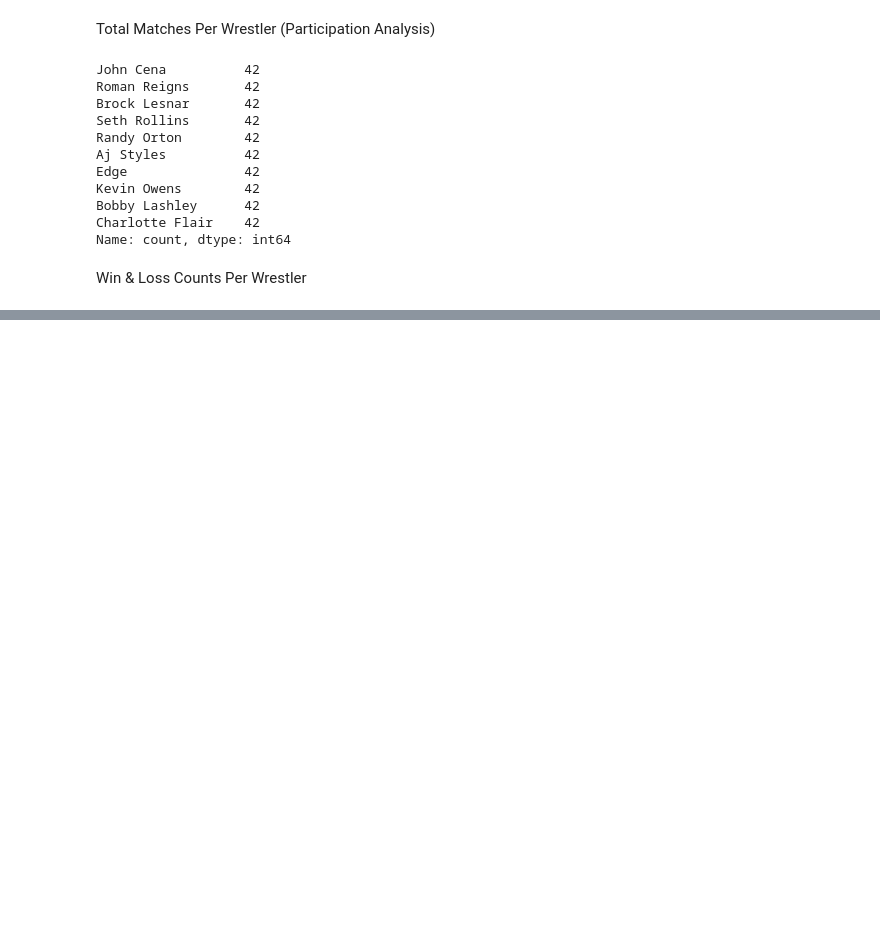
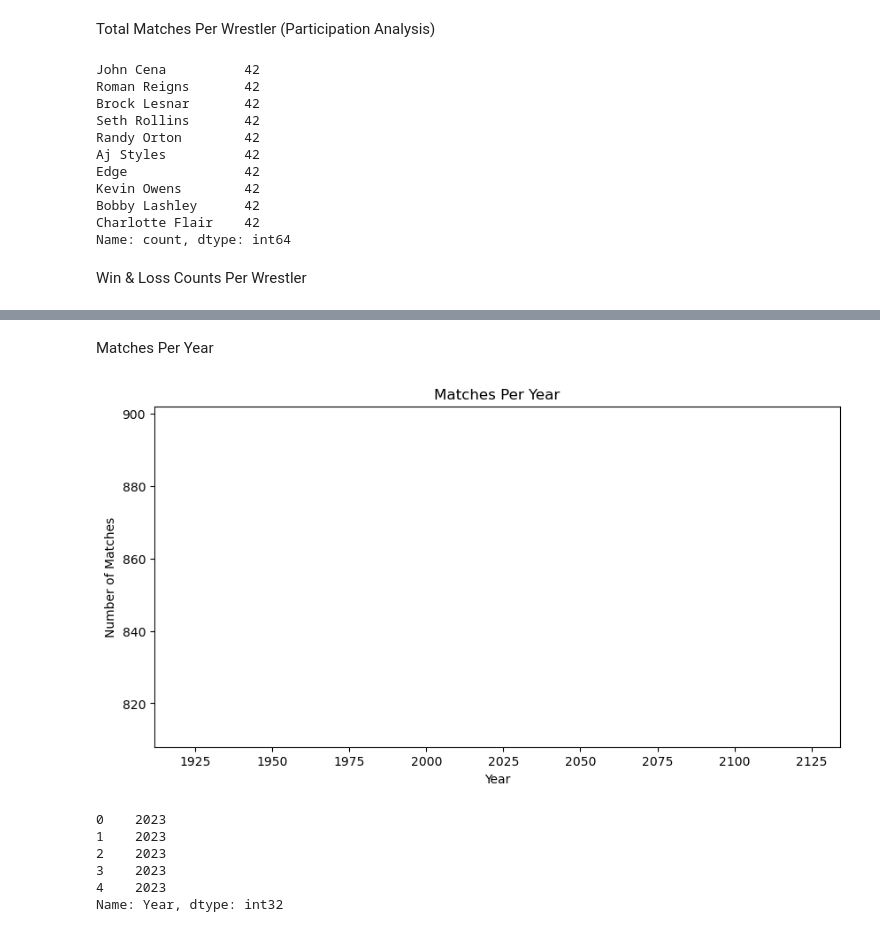
Before and after one commit to Anikkarki/wrestling_DataScience, a Jupyter notebook: code/EDA.ipynb, the cells around one changed output, grey strips where cells are left out. Saved outputs shown, nothing was run; the diff lists cells and outputs as text; code cells hidden in the pictures; blank space fills up the shorter version.

```diff
--- a/code/EDA.ipynb
+++ b/code/EDA.ipynb
@@ -84,0 +183,6 @@ performance_df.sort_values(by='Wins', ascending=False).head(10)
+# %%
+# Extract year
+df['Year'] = pd.to_datetime(df['Date']).dt.year
+
+# Matches per year
+matches_per_year = df['Year'].value_counts().sort_index()
@@ -84,0 +203,18 @@ performance_df.sort_values(by='Wins', ascending=False).head(10)
+# %% [markdown]
+Matches Per Year
+# %%
+import matplotlib.pyplot as plt
+matches_per_year.plot(kind='line', figsize=(10,5))
+plt.title("Matches Per Year")
+plt.xlabel("Year")
+plt.ylabel("Number of Matches")
+plt.show()
+df['Year'].head()
+# %% [output]
+[figure, added]
+0    2023
+1    2023
+2    2023
+3    2023
+4    2023
+Name: Year, dtype: int32
```
Also changed, not shown: parts of 12 cells of this notebook.
